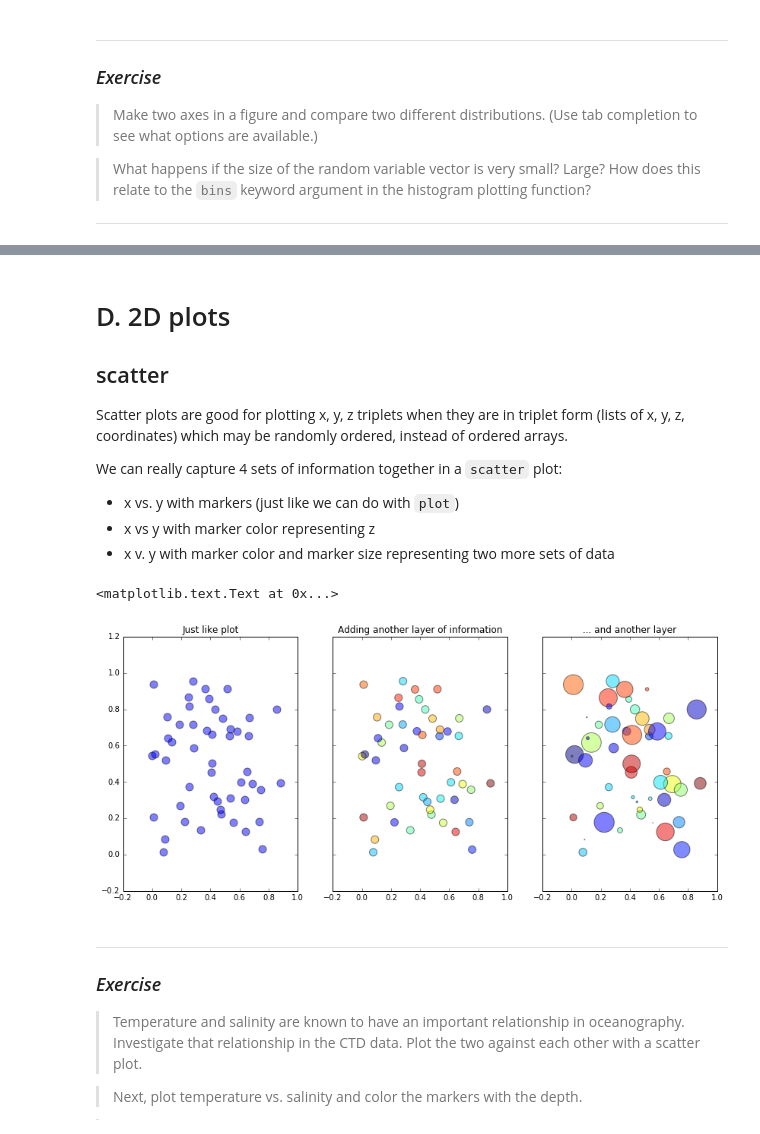
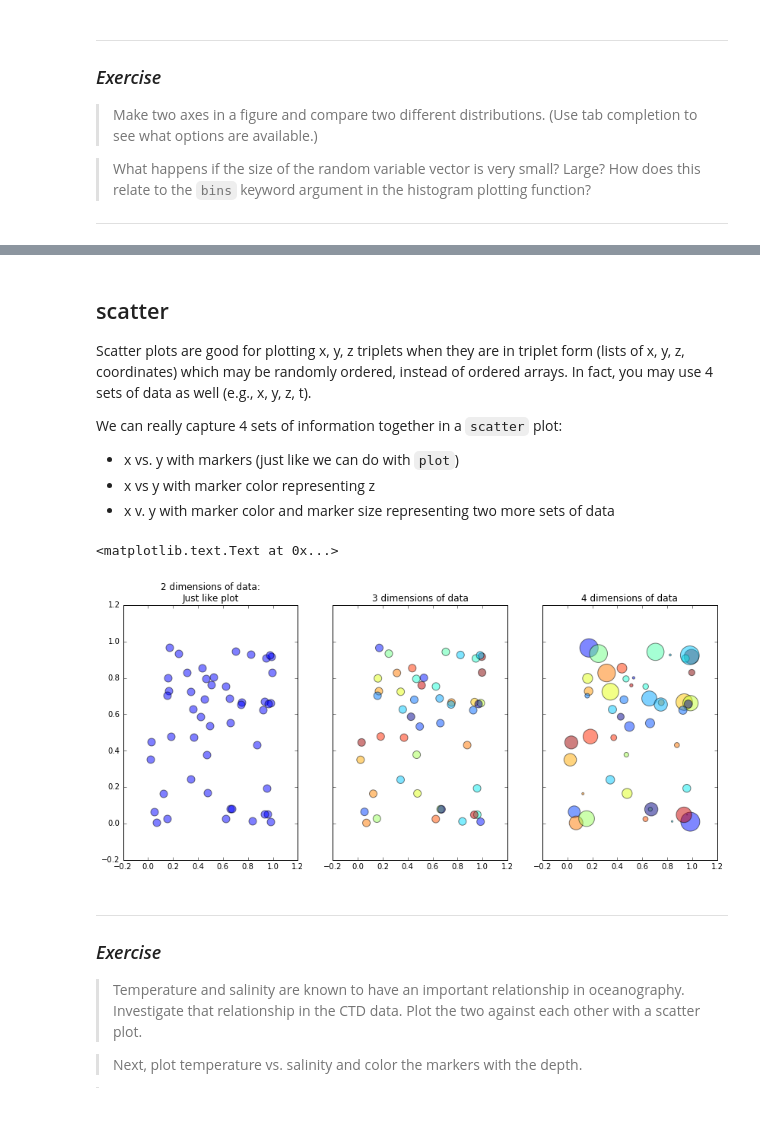
Before and after one commit to hetland/python4geosciences_OLD, a Jupyter notebook: materials/04 matplotlib.ipynb, the cells around one changed output, grey strips where cells are left out. Cells and saved outputs as stored; diff of their text form; code cells hidden in the pictures.

```diff
--- a/materials/04 matplotlib.ipynb
+++ b/materials/04 matplotlib.ipynb
@@ -582,9 +623,7 @@ ax.set_ylabel('Number of data points', fontsize=14)
 # %% [markdown]
-# D. 2D plots
-
 ## scatter
 
-Scatter plots are good for plotting x, y, z triplets when they are in triplet form (lists of x, y, z, coordinates) which may be randomly ordered, instead of ordered arrays.
+Scatter plots are good for plotting x, y, z triplets when they are in triplet form (lists of x, y, z, coordinates) which may be randomly ordered, instead of ordered arrays. In fact, you may use 4 sets of data as well (e.g., x, y, z, t).
 
 We can really capture 4 sets of information together in a `scatter` plot:
 
@@ -594,21 +633,21 @@ We can really capture 4 sets of information together in a `scatter` plot:
 # %%
 # from http://matplotlib.org/examples/shapes_and_collections/scatter_demo.html
 N = 50
 x = np.random.rand(N)
 y = np.random.rand(N)
 colors = np.random.rand(N)
 area = np.pi * (15 * np.random.rand(N))**2  # 0 to 15 point radiuses
 
 fig, axes = plt.subplots(1, 3, sharey=True, figsize=(14,6))
 axes[0].scatter(x, y, s=100, alpha=0.5)
-axes[0].set_title('Just like plot')
+axes[0].set_title('2 dimensions of data:\nJust like plot')
 axes[1].scatter(x, y, s=100, c=colors, alpha=0.5)
-axes[1].set_title('Adding another layer of information')
+axes[1].set_title('3 dimensions of data')
 axes[2].scatter(x, y, s=area, c=colors, alpha=0.5)
-axes[2].set_title('... and another layer')
+axes[2].set_title('4 dimensions of data')
 # %% [output]
 <matplotlib.text.Text at 0x...>
-[figure, old version]
+[figure, new version]
 # %% [markdown]
 ---
 ### *Exercise*
```
Also changed, not shown: parts of 29 cells of this notebook, 1 other file.
